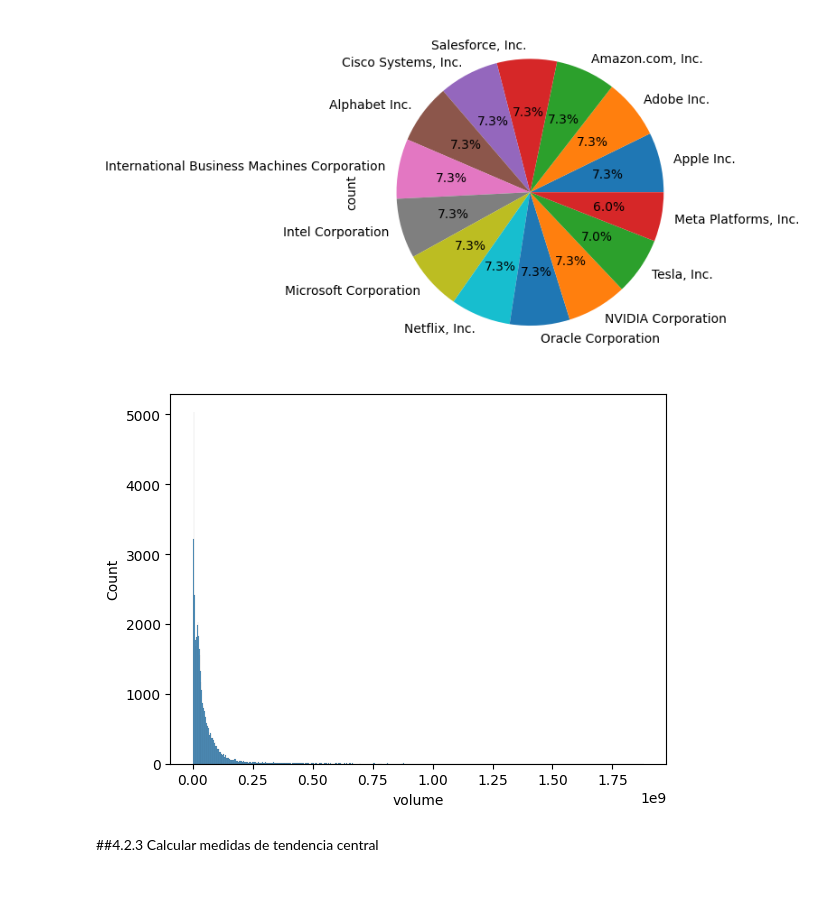
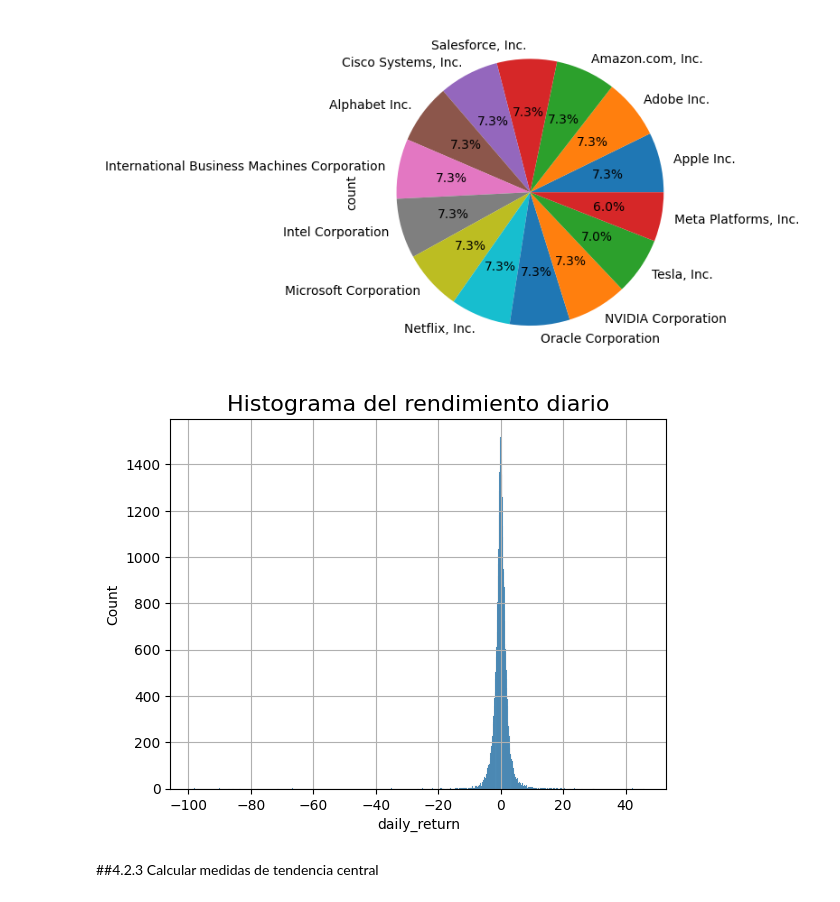
Before and after one commit to MarinaEstefania/skillup_data, a Jupyter notebook: Proyecto_3_DataLab_SkillUp_Data.ipynb, the cells around one changed output. Saved outputs shown, nothing was run; the diff lists cells and outputs as text; code cells hidden in the pictures.

```diff
--- a/Proyecto_3_DataLab_SkillUp_Data.ipynb
+++ b/Proyecto_3_DataLab_SkillUp_Data.ipynb
@@ -520,10 +515,12 @@ df_prices_cleaned["company"].value_counts().plot.pie(autopct="%1.1f%%")
 plt.show()
 # %% [output]
 [figure]
-# %%
-sns.histplot(df_prices_cleaned['volume']);
-# %% [output]
-[figure, removed]
+# %%
+sns.histplot(df_prices_cleaned['daily_return']);
+plt.title("Histograma del rendimiento diario", fontsize=16, color='black')
+plt.grid(True)
+# %% [output]
+[figure, added]
 # %% [markdown]
 ##4.2.3 Calcular medidas de tendencia central
 # %%
```
Also changed, not shown: parts of 30 cells of this notebook.
